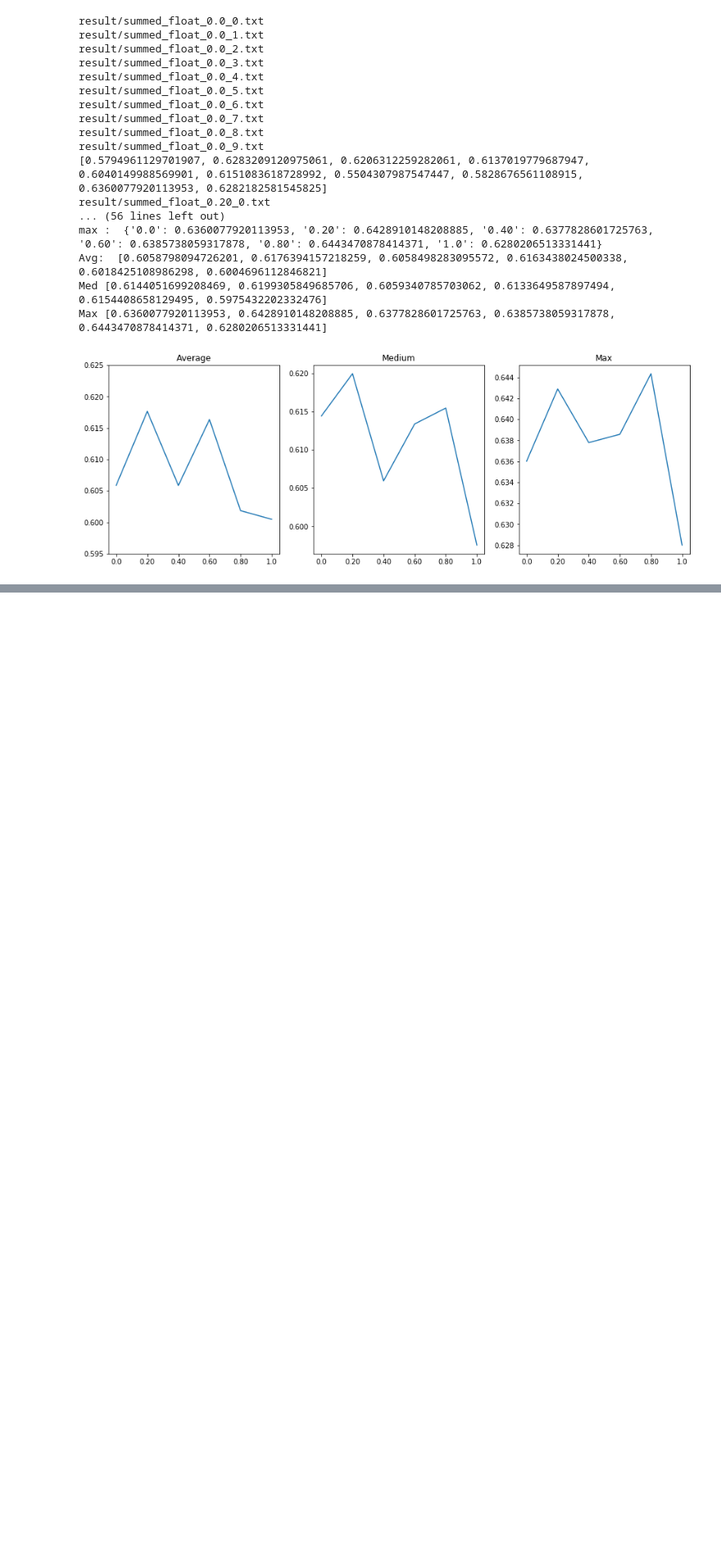
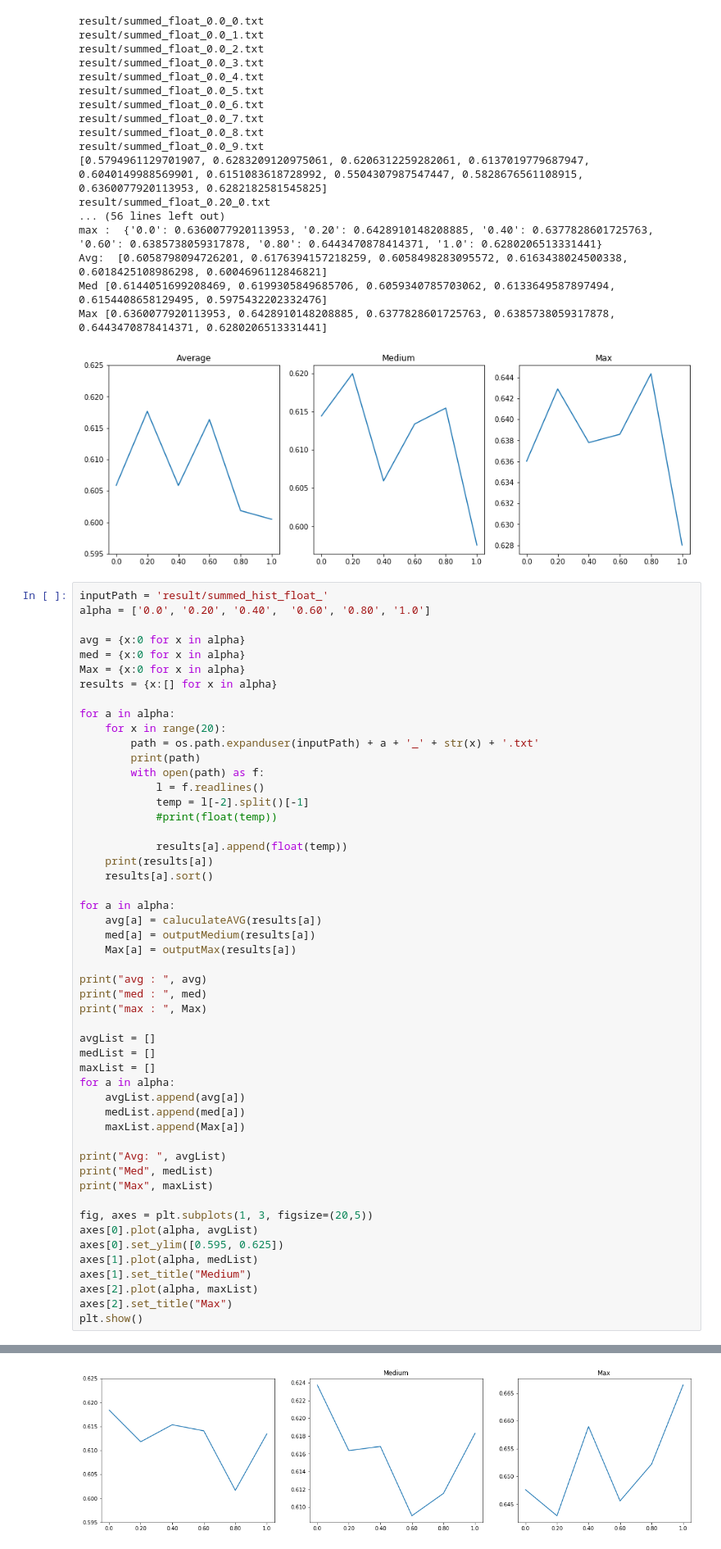
Before and after one commit to t-rryyyoooo/KIDNEY, a Jupyter notebook: plot.ipynb, the cells around one changed output, grey strips where cells are left out. Shown at 82% size. Saved outputs shown, nothing was run; the diff lists cells and outputs as text; blank space fills up the shorter version.

Commit message:
Output graph

```diff
--- a/plot.ipynb
+++ b/plot.ipynb
@@ -747,3 +747,55 @@ Avg:  [0.6058798094726201, 0.6176394157218259, 0.6058498283095572, 0.61634380245
 Med [0.6144051699208469, 0.6199305849685706, 0.6059340785703062, 0.6133649587897494, 0.6154408658129495, 0.5975432202332476]
 Max [0.6360077920113953, 0.6428910148208885, 0.6377828601725763, 0.6385738059317878, 0.6443470878414371, 0.6280206513331441]
 [figure]
+# %%
+inputPath = 'result/summed_hist_float_'
+alpha = ['0.0', '0.20', '0.40',  '0.60', '0.80', '1.0']
+
+avg = {x:0 for x in alpha}
+med = {x:0 for x in alpha}
+Max = {x:0 for x in alpha}
+results = {x:[] for x in alpha}
+
+for a in alpha:
+    for x in range(20):
+        path = os.path.expanduser(inputPath) + a + '_' + str(x) + '.txt'
+        print(path)
+        with open(path) as f:
+            l = f.readlines()
+            temp = l[-2].split()[-1]
+            #print(float(temp))
+
+            results[a].append(float(temp))
+    print(results[a])
+    results[a].sort()
+
+for a in alpha:
+    avg[a] = caluculateAVG(results[a])
+    med[a] = outputMedium(results[a])
+    Max[a] = outputMax(results[a])
+
+print("avg : ", avg)
+print("med : ", med)
+print("max : ", Max)
+
+avgList = []
+medList = []
+maxList = []
+for a in alpha:
+    avgList.append(avg[a])
+    medList.append(med[a])
+    maxList.append(Max[a])
+
+print("Avg: ", avgList)
+print("Med", medList)
+print("Max", maxList)
+
+fig, axes = plt.subplots(1, 3, figsize=(20,5))
+axes[0].plot(alpha, avgList)
+axes[0].set_ylim([0.595, 0.625])
+axes[1].plot(alpha, medList)
+axes[1].set_title("Medium")
+axes[2].plot(alpha, maxList)
+axes[2].set_title("Max")
+plt.show()
+# %% [output]
@@ -749,0 +819 @@ Max [0.6360077920113953, 0.6428910148208885, 0.6377828601725763, 0.6385738059317
+[figure, added]
```
Also changed, not shown: parts of 1 cell of this notebook.
